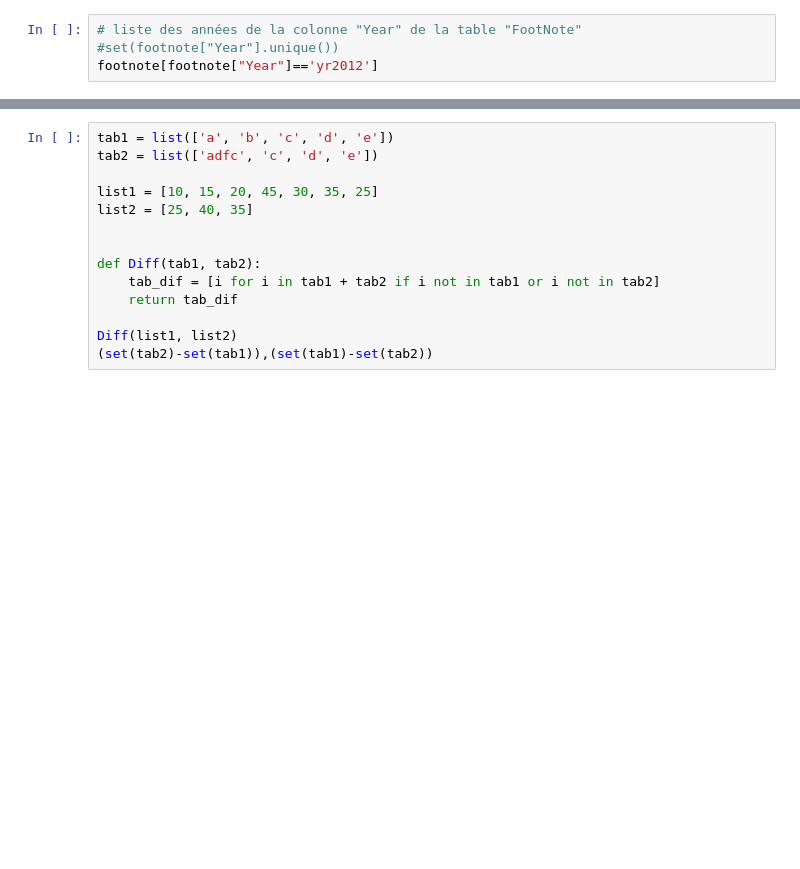
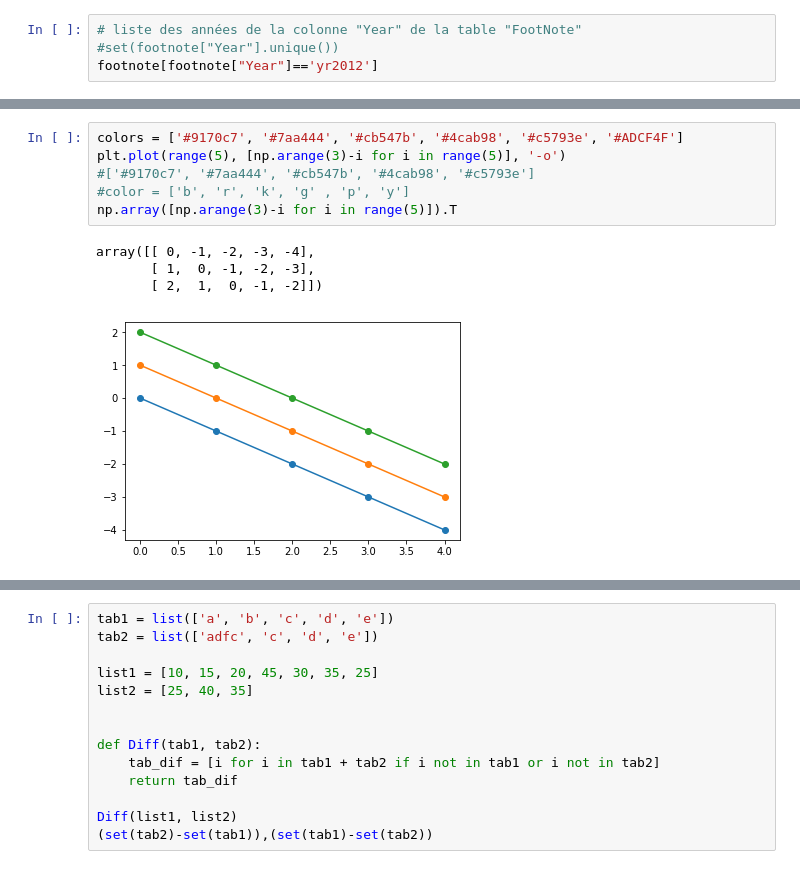
Before and after one commit to SmellyArmure/OC_DS_Project2, a Jupyter notebook: NOTEBOOK/P2-DataSystEd.ipynb, the cells around one changed output, grey strips where cells are left out. Cells and saved outputs as stored; diff of their text form; blank space fills up the shorter version.

```diff
--- a/NOTEBOOK/P2-DataSystEd.ipynb
+++ b/NOTEBOOK/P2-DataSystEd.ipynb
@@ -295,0 +296,11 @@ footnote[footnote["Year"]=='yr2012']
+# %%
+colors = ['#9170c7', '#7aa444', '#cb547b', '#4cab98', '#c5793e', '#ADCF4F']
+plt.plot(range(5), [np.arange(3)-i for i in range(5)], '-o')
+#['#9170c7', '#7aa444', '#cb547b', '#4cab98', '#c5793e']
+#color = ['b', 'r', 'k', 'g' , 'p', 'y']
+np.array([np.arange(3)-i for i in range(5)]).T
+# %% [output]
+array([[ 0, -1, -2, -3, -4],
+       [ 1,  0, -1, -2, -3],
+       [ 2,  1,  0, -1, -2]])
+[figure, added]
```
Also changed, not shown: parts of 20 cells of this notebook.
